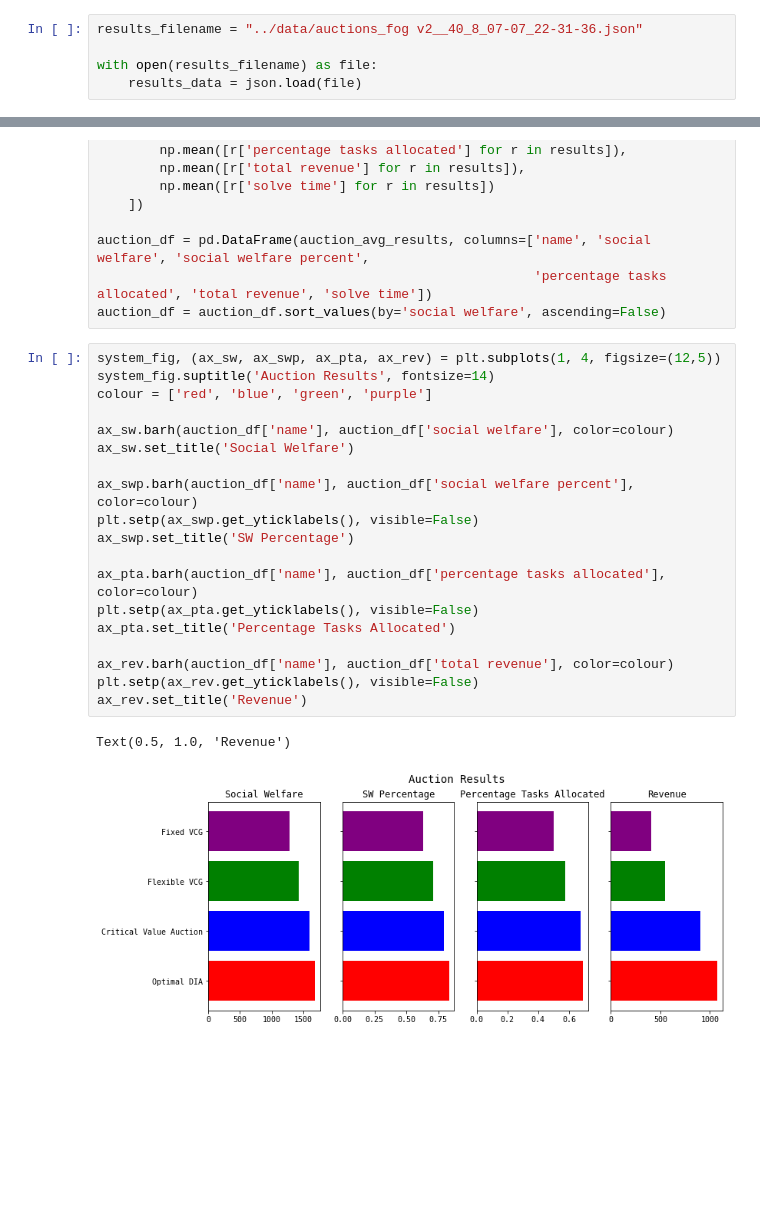
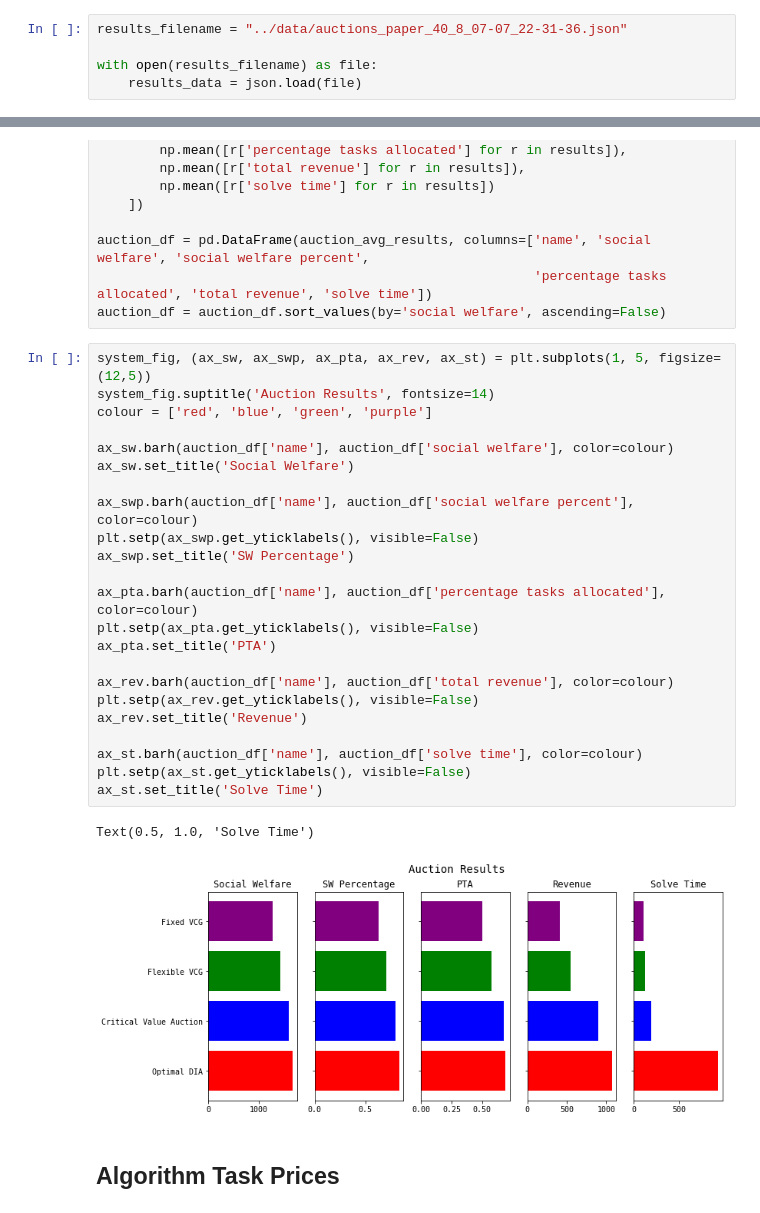
Before and after one commit to pseudo-rnd-thoughts/Elastic-Resource-Allocation, a Jupyter notebook: analysis/auctions.ipynb, the cells around one changed output, grey strips where cells are left out. Saved outputs shown, nothing was run; the diff lists cells and outputs as text; blank space fills up the shorter version.

Commit message:
Updated to include analysis of task value, algorithm price distributions and difference in value price distributions

```diff
--- a/analysis/auctions.ipynb
+++ b/analysis/auctions.ipynb
@@ -15,7 +15,7 @@ import seaborn as sns
 matplotlib.rcParams['font.family'] = "monospace"
 %matplotlib inline
 # %%
-results_filename = "../data/auctions_fog v2__40_8_07-07_22-31-36.json"
+results_filename = "../data/auctions_paper_40_8_07-07_22-31-36.json"
 
 with open(results_filename) as file:
     results_data = json.load(file)
@@ -51,24 +51,30 @@ auction_df = pd.DataFrame(auction_avg_results, columns=['name', 'social welfare'
                                                         'percentage tasks allocated', 'total revenue', 'solve time'])
 auction_df = auction_df.sort_values(by='social welfare', ascending=False)
 # %%
-system_fig, (ax_sw, ax_swp, ax_pta, ax_rev) = plt.subplots(1, 4, figsize=(12,5))
+system_fig, (ax_sw, ax_swp, ax_pta, ax_rev, ax_st) = plt.subplots(1, 5, figsize=(12,5))
 system_fig.suptitle('Auction Results', fontsize=14)
 colour = ['red', 'blue', 'green', 'purple']
 
 ax_sw.barh(auction_df['name'], auction_df['social welfare'], color=colour)
 ax_sw.set_title('Social Welfare')
 
 ax_swp.barh(auction_df['name'], auction_df['social welfare percent'], color=colour)
 plt.setp(ax_swp.get_yticklabels(), visible=False)
 ax_swp.set_title('SW Percentage')
 
 ax_pta.barh(auction_df['name'], auction_df['percentage tasks allocated'], color=colour)
 plt.setp(ax_pta.get_yticklabels(), visible=False)
-ax_pta.set_title('Percentage Tasks Allocated')
+ax_pta.set_title('PTA')
 
 ax_rev.barh(auction_df['name'], auction_df['total revenue'], color=colour)
 plt.setp(ax_rev.get_yticklabels(), visible=False)
 ax_rev.set_title('Revenue')
+
+ax_st.barh(auction_df['name'], auction_df['solve time'], color=colour)
+plt.setp(ax_st.get_yticklabels(), visible=False)
+ax_st.set_title('Solve Time')
 # %% [output]
-Text(0.5, 1.0, 'Revenue')
+Text(0.5, 1.0, 'Solve Time')
-[figure, old version]
+[figure, new version]
+# %% [markdown]
+## Algorithm Task Prices
```
Also changed, not shown: parts of 6 cells of this notebook.
